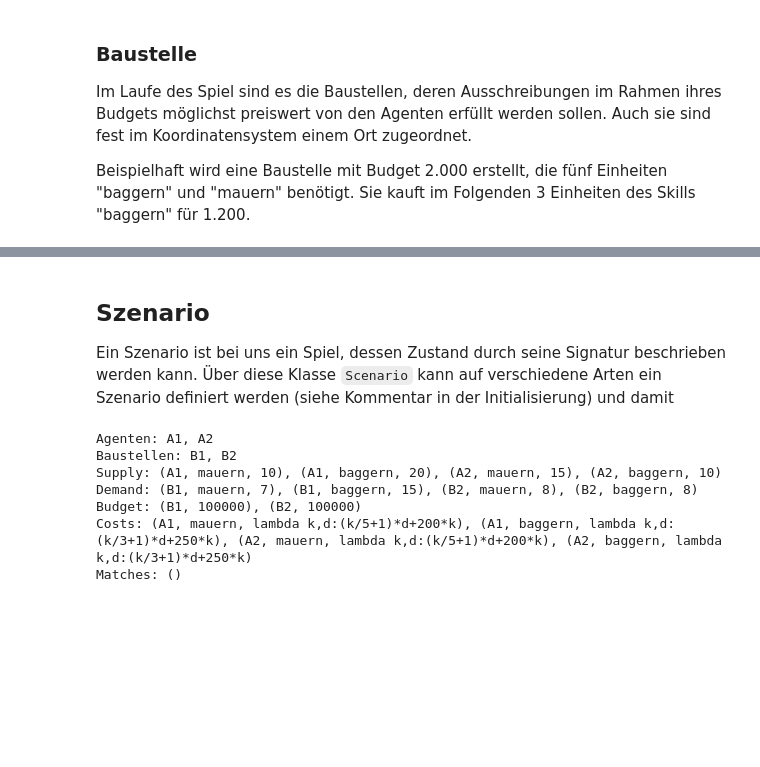
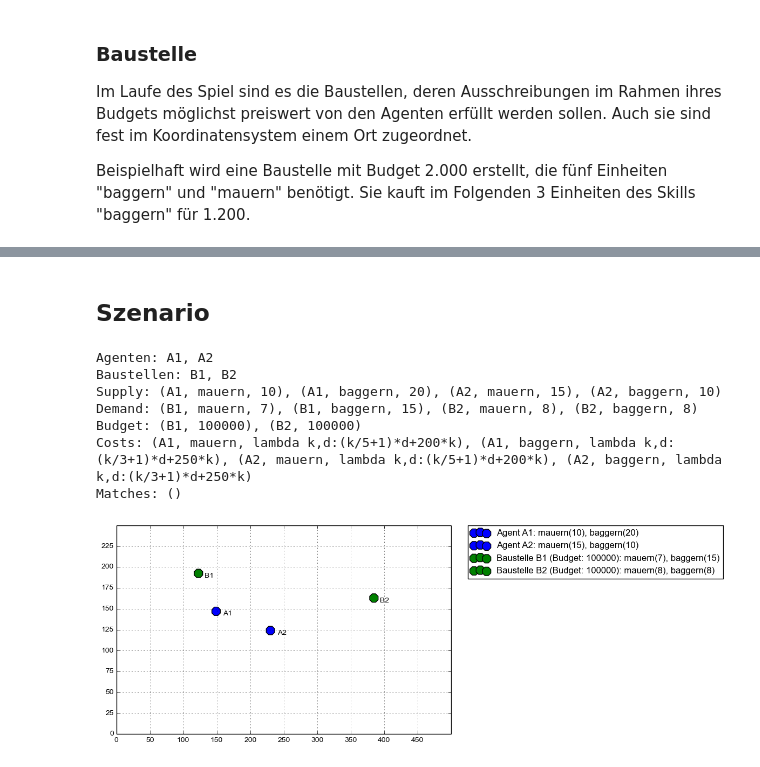
Before and after one commit to mhhf/AOTidF-bagger, a Jupyter notebook: scratch_tobias.ipynb, the cells around one changed output, grey strips where cells are left out. Drawn from its saved outputs; the diff is of its cells as text; code cells hidden in the pictures; blank space fills up the shorter version.

Commit message:
Graph

```diff
--- a/scratch_tobias.ipynb
+++ b/scratch_tobias.ipynb
@@ -64,7 +65,7 @@ class SkillCap:
         self.costF = eval(costFunction)
 
     def __str__(self):
-        return "C-" + str(self.skill) + "(" + str(self.actCapacity) + ")"
+        return str(self.skill) + "(" + str(self.actCapacity) + ")"
 
 
     def costs(self, distance, count):
@@ -94,16 +95,18 @@ Im Folgenden definieren wir zwei verschiedenen Skillkapazitäten und erstellen e
 class Agent:
     count = 0
 
-    def __init__(self, skillCaps, x=(random.uniform(0, mapWidth)), y=(random.uniform(0, mapHeight)) ):
+    def __init__(self, skillCaps, x=None, y=None):
         """ Initialisieren eines Agenten mit übergebenen Skillkapazitäten. Werden keine Koordinaten übergeben,
             wird der Agent zufällig auf der Karte platziert. """
 
         self._id = "A"+str(Agent.count)
         Agent.count += 1
 
-        self.x, self.y = x, y
         self.skillCaps = skillCaps
-
+        if x is None: self.x = random.uniform(0, mapWidth)
+        else: self.x = x
+        if y is None: self.y = random.uniform(0, mapHeight)
+        else: self.y = y
 
     def __str__(self):
         skillString = ""
@@ -164,7 +167,7 @@ class SkillReq:
 
 
     def __str__(self):
-        return "R-" + str(self.skill) + "(" + str(self.actAmount) + ")"
+        return str(self.skill) + "(" + str(self.actAmount) + ")"
 # %%
 req0 = SkillReq(sBaggern, 5); req1 = SkillReq(sBaggern, 5)
 print "Requests: " + str(req0) + ", " + str(req1)
@@ -179,16 +182,19 @@ Beispielhaft wird eine Baustelle mit Budget 2.000 erstellt, die fünf Einheiten
 class Site:
     count = 0
 
-    def __init__(self, requests, budget, x=(random.uniform(0, mapWidth)), y=(random.uniform(0, mapHeight)) ):
+    def __init__(self, requests, budget, x=None, y=None):
         """ Initialisiere einer Baustelle mit übergebenen Request. Werden keine Koordinaten übergeben,
             wird die Baustelle zufällig auf der Karte platziert. """
 
         self._id = "B"+str(Site.count)
         Site.count += 1
 
-        self.x, self.y = x, y
         self.requests = requests
         self.bud = self.actBudget = budget
+        if x is None: self.x = random.uniform(0, mapWidth)
+        else: self.x = x
+        if y is None: self.y = random.uniform(0, mapHeight)
+        else: self.y = y
 
     def __str__(self):
         requestString = ""
@@ -229,6 +235,5 @@ Baustelle B0 (Budget: 980): R-baggern(2), R-baggern(5)
-# %% [markdown]
-## Szenario
-Ein Szenario ist bei uns ein Spiel, dessen Zustand durch seine Signatur beschrieben werden kann. Über diese Klasse `Scenario` kann auf verschiedene Arten ein Szenario definiert werden (siehe Kommentar in der Initialisierung) und damit
+# %% [markdown]
+## Szenario
 # %%
 class Scenario:
 
@@ -389,12 +441,14 @@ class Scenario:
 # %%
 scenario = Scenario()
 print scenario
+scenario.plotMap()
 # %% [output]
 Agenten: A1, A2
 Baustellen: B1, B2
 Supply: (A1, mauern, 10), (A1, baggern, 20), (A2, mauern, 15), (A2, baggern, 10)
 Demand: (B1, mauern, 7), (B1, baggern, 15), (B2, mauern, 8), (B2, baggern, 8)
 Budget: (B1, 100000), (B2, 100000)
 Costs: (A1, mauern, lambda k,d:(k/5+1)*d+200*k), (A1, baggern, lambda k,d:(k/3+1)*d+250*k), (A2, mauern, lambda k,d:(k/5+1)*d+200*k), (A2, baggern, lambda k,d:(k/3+1)*d+250*k)
 Matches: ()
+[figure, added]
 # %%
```
Also changed, not shown: parts of 8 cells of this notebook.
